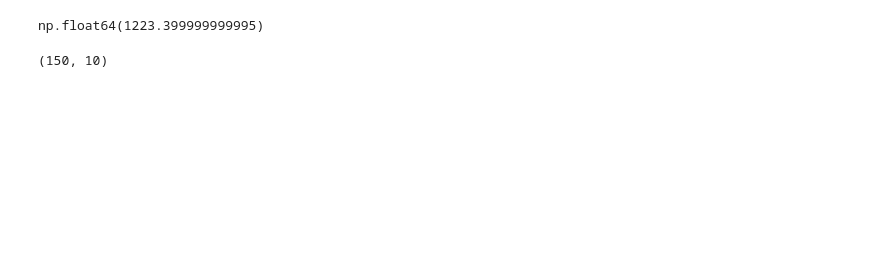
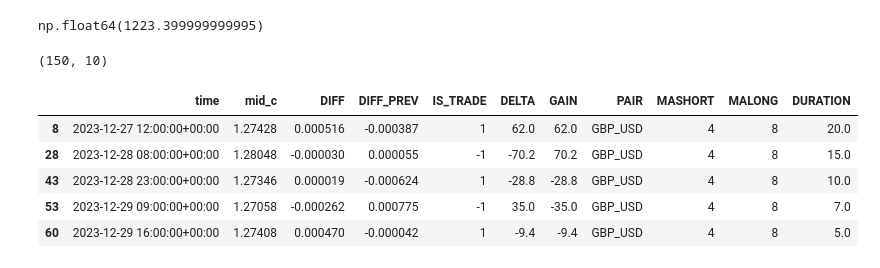
Before and after one commit to Viajante80/Forex, a Jupyter notebook: Notebooks/09_candle_plot_ma_trade_duration.ipynb, the cells around one changed output. Drawn from its saved outputs; the diff is of its cells as text; code cells hidden in the pictures; blank space fills up the shorter version.

```diff
--- a/Notebooks/09_candle_plot_ma_trade_duration.ipynb
+++ b/Notebooks/09_candle_plot_ma_trade_duration.ipynb
@@ -163,3 +164,13 @@ fig.update_yaxes(
     showgrid=True
 )
 fig.show()
+# %%
+df_all = pd.read_pickle("../all_trades.pkl")
+df_all.head()
+# %% [output]
+|  | time | mid_c | DIFF | DIFF_PREV | IS_TRADE | DELTA | GAIN | PAIR | MASHORT | MALONG | DURATION |
+| 8 | 2023-12-27 12:00:00+00:00 | 1.27428 | 0.000516 | -0.000387 | 1 | 62.0 | 62.0 | GBP_USD | 4 | 8 | 20.0 |
+| 28 | 2023-12-28 08:00:00+00:00 | 1.28048 | -0.000030 | 0.000055 | -1 | -70.2 | 70.2 | GBP_USD | 4 | 8 | 15.0 |
+| 43 | 2023-12-28 23:00:00+00:00 | 1.27346 | 0.000019 | -0.000624 | 1 | -28.8 | -28.8 | GBP_USD | 4 | 8 | 10.0 |
+| 53 | 2023-12-29 09:00:00+00:00 | 1.27058 | -0.000262 | 0.000775 | -1 | 35.0 | -35.0 | GBP_USD | 4 | 8 | 7.0 |
+| 60 | 2023-12-29 16:00:00+00:00 | 1.27408 | 0.000470 | -0.000042 | 1 | -9.4 | -9.4 | GBP_USD | 4 | 8 | 5.0 |
```
Also changed, not shown: parts of 2 cells of this notebook.
